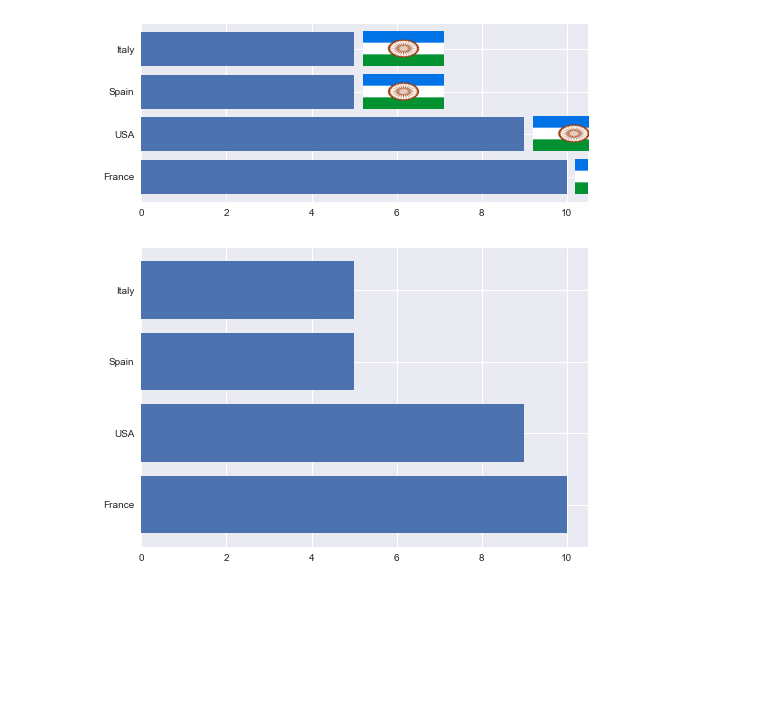
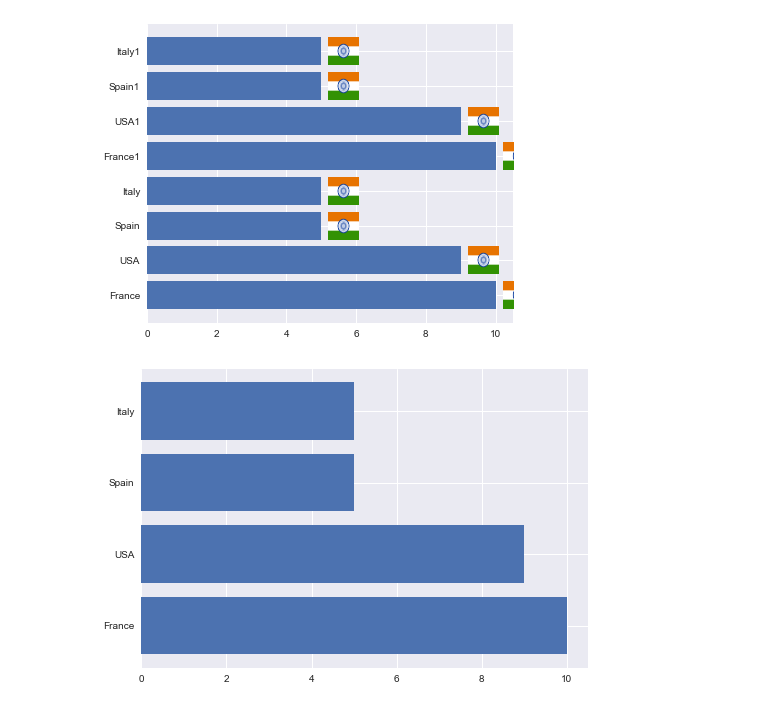
Before and after one commit to Yashwanthv21/Visualizations, a Jupyter notebook: add_image.ipynb, the cells around one changed output. Drawn from its saved outputs; the diff is of its cells as text; code cells hidden in the pictures; blank space fills up the shorter version.

Commit message:
add_image modified

```diff
--- a/add_image.ipynb
+++ b/add_image.ipynb
@@ -29,39 +29,38 @@ def pos_image(x, y, pays, haut, bars, idx):
     y1 = bars[idx].get_bbox().y1
 
     fichier = "country/"
     fichier += '{}.png'.format('in')
     im = cv2.imread(fichier)
+    im = cv2.cvtColor(im, cv2.COLOR_BGR2RGB)
 
-    r1, r2 = ax.get_xlim()
-    xw = (r2 - r1)/5
 
-    im = ax.imshow(im, extent=(x1 + 0.2, x1 + xw, y0, y1 ), zorder=2)
+    im = ax.imshow(im, extent=(x1 + 0.2, x1 + (4/3*(y1- y0)), y0, y1 ), zorder=2)
     ax.add_image(im)
 
 
 plt.style.use('seaborn')
 fig, ax = plt.subplots()
 
 
-liste_pays = [('France', 10), ('USA', 9), ('Spain', 5), ('Italy', 5)]
+liste_pays = [('France', 10), ('USA', 9), ('Spain', 5), ('Italy', 5), ('France1', 10), ('USA1', 9), ('Spain1', 5), ('Italy1', 5)]
 
 X = [p[1] for p in liste_pays]
 Y = [p[0] for p in liste_pays]
 
 haut = .8
 r = ax.barh(y=Y, width=X, height=haut, zorder=1)
 
 ax.set_xlim(ax.get_xlim() )
 ax.set_ylim(ax.get_ylim())
 
-
+y_bar = [rectangle.get_y() for rectangle in r]
 
 for idx, (pays, y) in enumerate(zip(liste_pays, y_bar)):
     pos_image(pays[1], y, pays[0], haut, r, idx)
 
 plt.show()
 # %% [output]
-[figure, old version]
+[figure, new version]
 # %%
 map_dict = {'France': 'fr', 'USA': 'us', 'Spain': 'es', 'Italy': 'it'}
 
```
